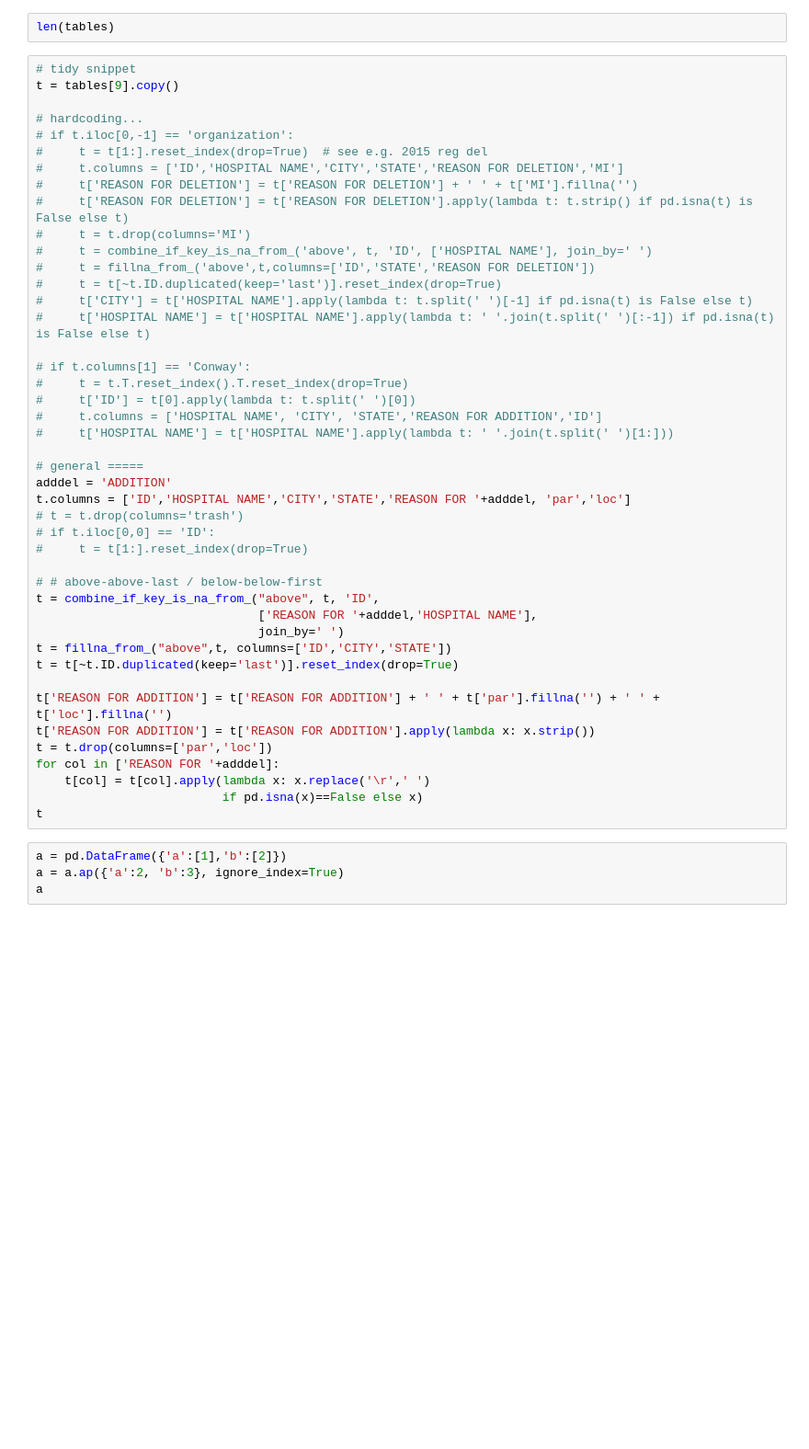
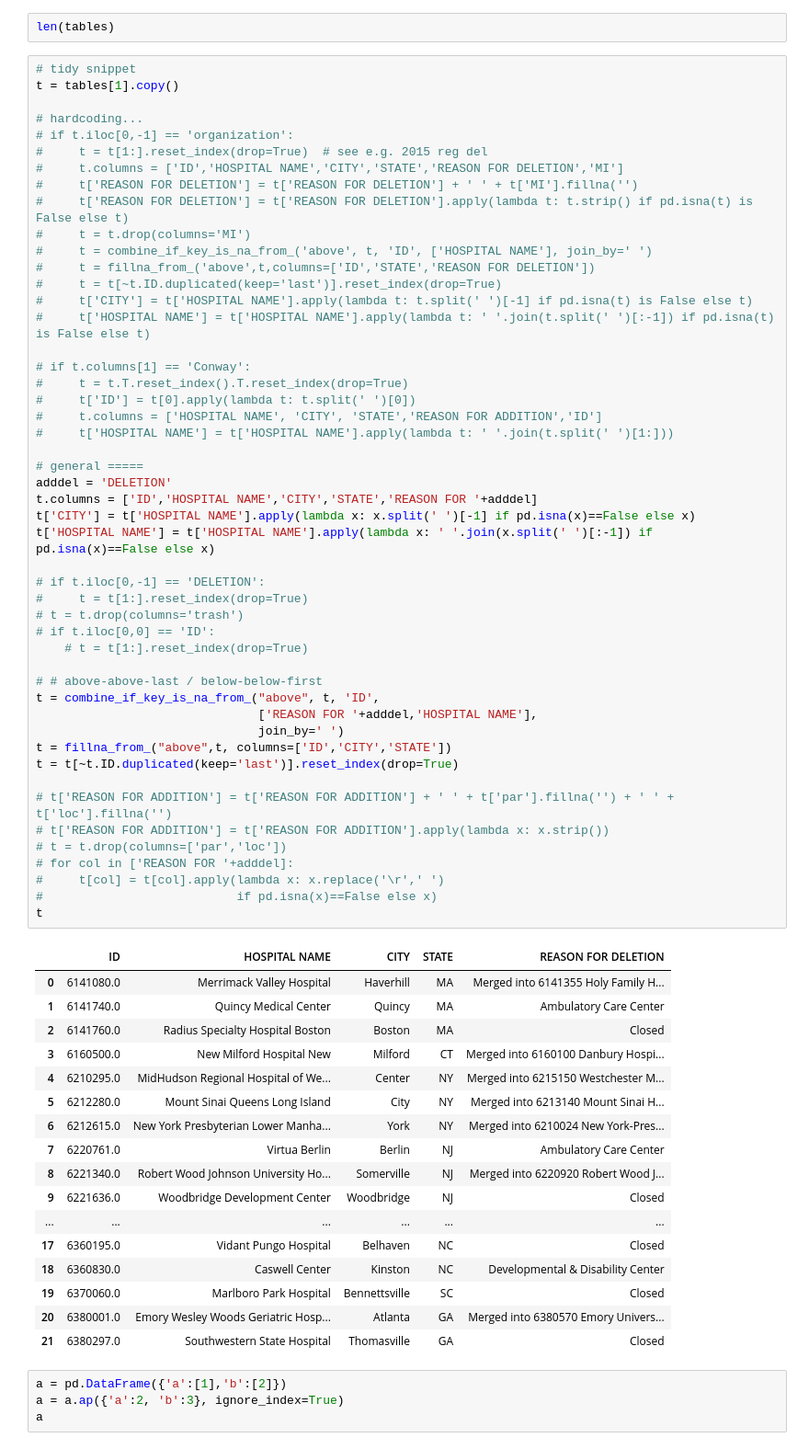
Before and after one commit to imccart/aha-data, a Jupyter notebook: data-code/pdf2table.ipynb, the cells around one changed output. Shown at 92% size. Saved outputs shown, nothing was run; the diff lists cells and outputs as text; blank space fills up the shorter version.

```diff
--- a/data-code/pdf2table.ipynb
+++ b/data-code/pdf2table.ipynb
@@ -652,48 +676,71 @@ pagecontent
 len(tables)
 # %%
 # tidy snippet
-t = tables[9].copy()
+t = tables[1].copy()
 
 # hardcoding...
 # if t.iloc[0,-1] == 'organization':
 #     t = t[1:].reset_index(drop=True)  # see e.g. 2015 reg del
 #     t.columns = ['ID','HOSPITAL NAME','CITY','STATE','REASON FOR DELETION','MI']
 #     t['REASON FOR DELETION'] = t['REASON FOR DELETION'] + ' ' + t['MI'].fillna('')
 #     t['REASON FOR DELETION'] = t['REASON FOR DELETION'].apply(lambda t: t.strip() if pd.isna(t) is False else t)
 #     t = t.drop(columns='MI')
 #     t = combine_if_key_is_na_from_('above', t, 'ID', ['HOSPITAL NAME'], join_by=' ')
 #     t = fillna_from_('above',t,columns=['ID','STATE','REASON FOR DELETION'])
 #     t = t[~t.ID.duplicated(keep='last')].reset_index(drop=True)
 #     t['CITY'] = t['HOSPITAL NAME'].apply(lambda t: t.split(' ')[-1] if pd.isna(t) is False else t)
 #     t['HOSPITAL NAME'] = t['HOSPITAL NAME'].apply(lambda t: ' '.join(t.split(' ')[:-1]) if pd.isna(t) is False else t)
 
 # if t.columns[1] == 'Conway':
 #     t = t.T.reset_index().T.reset_index(drop=True)
 #     t['ID'] = t[0].apply(lambda t: t.split(' ')[0])
 #     t.columns = ['HOSPITAL NAME', 'CITY', 'STATE','REASON FOR ADDITION','ID']
 #     t['HOSPITAL NAME'] = t['HOSPITAL NAME'].apply(lambda t: ' '.join(t.split(' ')[1:]))
 
 # general =====
-adddel = 'ADDITION'
-t.columns = ['ID','HOSPITAL NAME','CITY','STATE','REASON FOR '+adddel, 'par','loc']
+adddel = 'DELETION'
+t.columns = ['ID','HOSPITAL NAME','CITY','STATE','REASON FOR '+adddel]
+t['CITY'] = t['HOSPITAL NAME'].apply(lambda x: x.split(' ')[-1] if pd.isna(x)==False else x)
+t['HOSPITAL NAME'] = t['HOSPITAL NAME'].apply(lambda x: ' '.join(x.split(' ')[:-1]) if pd.isna(x)==False else x)
+
+# if t.iloc[0,-1] == 'DELETION':
+#     t = t[1:].reset_index(drop=True)
 # t = t.drop(columns='trash')
 # if t.iloc[0,0] == 'ID':
-#     t = t[1:].reset_index(drop=True)
+    # t = t[1:].reset_index(drop=True)
 
 # # above-above-last / below-below-first
 t = combine_if_key_is_na_from_("above", t, 'ID',
                                ['REASON FOR '+adddel,'HOSPITAL NAME'],
                                join_by=' ')
 t = fillna_from_("above",t, columns=['ID','CITY','STATE'])
 t = t[~t.ID.duplicated(keep='last')].reset_index(drop=True)
 
-t['REASON FOR ADDITION'] = t['REASON FOR ADDITION'] + ' ' + t['par'].fillna('') + ' ' + t['loc'].fillna('')
-t['REASON FOR ADDITION'] = t['REASON FOR ADDITION'].apply(lambda x: x.strip())
-t = t.drop(columns=['par','loc'])
-for col in ['REASON FOR '+adddel]:
-    t[col] = t[col].apply(lambda x: x.replace('\r',' ')
-                          if pd.isna(x)==False else x)
+# t['REASON FOR ADDITION'] = t['REASON FOR ADDITION'] + ' ' + t['par'].fillna('') + ' ' + t['loc'].fillna('')
+# t['REASON FOR ADDITION'] = t['REASON FOR ADDITION'].apply(lambda x: x.strip())
+# t = t.drop(columns=['par','loc'])
+# for col in ['REASON FOR '+adddel]:
+#     t[col] = t[col].apply(lambda x: x.replace('\r',' ')
+#                           if pd.isna(x)==False else x)
 t
+# %% [output]
+|  | ID | HOSPITAL NAME | CITY | STATE | REASON FOR DELETION |
+| 0 | 6141080.0 | Merrimack Valley Hospital | Haverhill | MA | Merged into 6141355 Holy Family H... |
+| 1 | 6141740.0 | Quincy Medical Center | Quincy | MA | Ambulatory Care Center |
+| 2 | 6141760.0 | Radius Specialty Hospital Boston | Boston | MA | Closed |
+| 3 | 6160500.0 | New Milford Hospital New | Milford | CT | Merged into 6160100 Danbury Hospi... |
+| 4 | 6210295.0 | MidHudson Regional Hospital of We... | Center | NY | Merged into 6215150 Westchester M... |
+| 5 | 6212280.0 | Mount Sinai Queens Long Island | City | NY | Merged into 6213140 Mount Sinai H... |
+| 6 | 6212615.0 | New York Presbyterian Lower Manha... | York | NY | Merged into 6210024 New York-Pres... |
+| 7 | 6220761.0 | Virtua Berlin | Berlin | NJ | Ambulatory Care Center |
+| 8 | 6221340.0 | Robert Wood Johnson University Ho... | Somerville | NJ | Merged into 6220920 Robert Wood J... |
+| 9 | 6221636.0 | Woodbridge Development Center | Woodbridge | NJ | Closed |
+| ... | ... | ... | ... | ... | ... |
+| 17 | 6360195.0 | Vidant Pungo Hospital | Belhaven | NC | Closed |
+| 18 | 6360830.0 | Caswell Center | Kinston | NC | Developmental & Disability Center |
+| 19 | 6370060.0 | Marlboro Park Hospital | Bennettsville | SC | Closed |
+| 20 | 6380001.0 | Emory Wesley Woods Geriatric Hosp... | Atlanta | GA | Merged into 6380570 Emory Univers... |
+| 21 | 6380297.0 | Southwestern State Hospital | Thomasville | GA | Closed |
 # %%
 a = pd.DataFrame({'a':[1],'b':[2]})
 a = a.ap({'a':2, 'b':3}, ignore_index=True)
```
Also changed, not shown: parts of 3 cells of this notebook, 7 other files.
